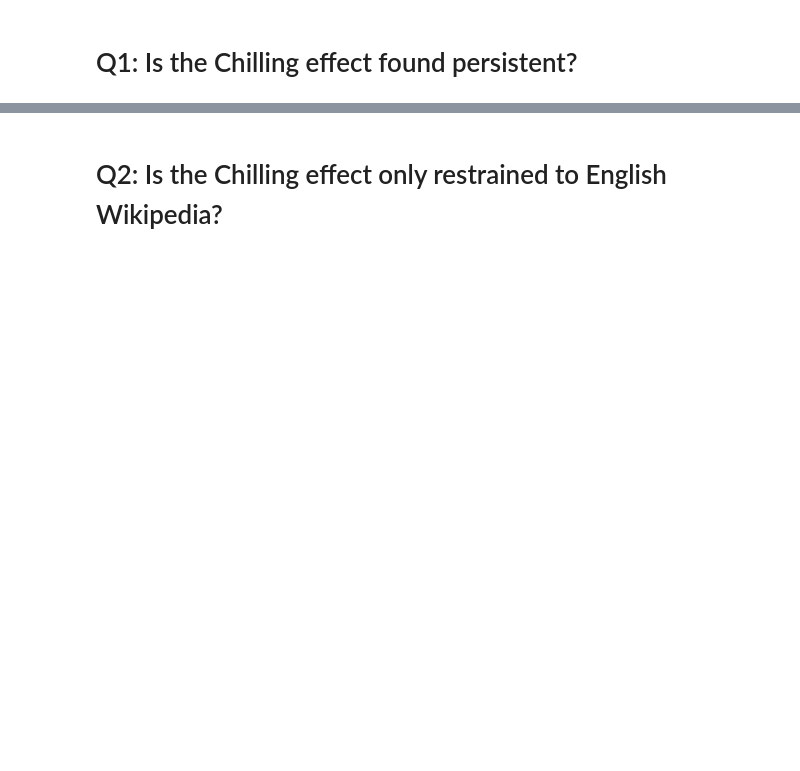
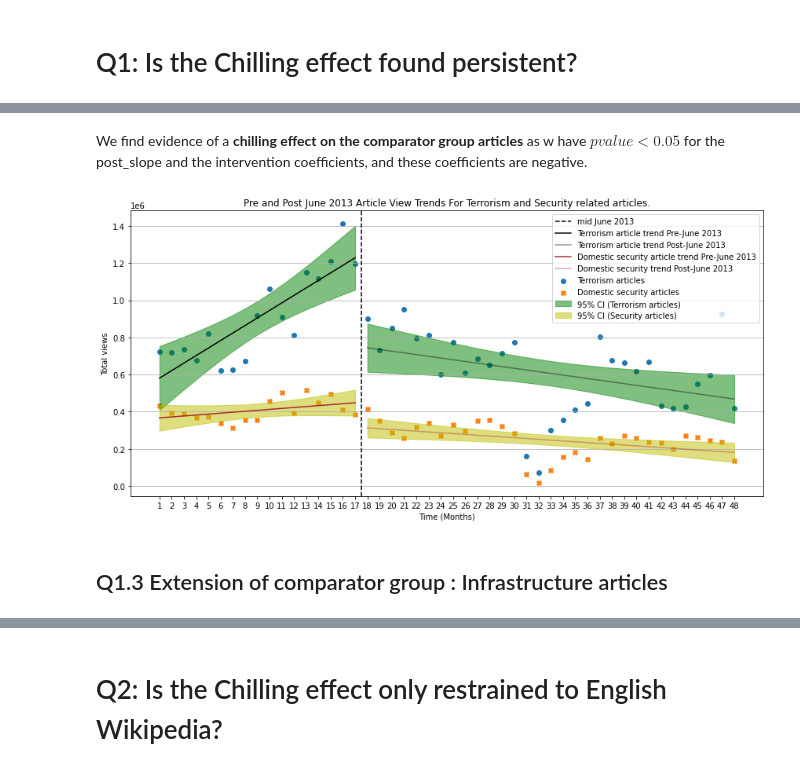
Before and after one commit to epfl-ada/ada-2020-project-milestone-p3-p3_team-aka, a Jupyter notebook: Milestone_P4.ipynb, the cells around one changed output, grey strips where cells are left out. Cells and saved outputs as stored; diff of their text form; code cells hidden in the pictures; blank space fills up the shorter version.

```diff
--- a/Milestone_P4.ipynb
+++ b/Milestone_P4.ipynb
@@ -267,0 +361,13 @@ def prepare_data_for_regression(data):
+# %%
+domestic_security_articles = ["Department_of_Homeland_Security", "Federal_Emergency_Management_Agency", "Coast_Guard", "Customs_and_Border_Protection",
+                               "Border_patrol", "Secret_Service", "Bureau_of_Land_Management", "Homeland_defense", "Espionage", "Task_Force_88","Central_Intelligence_Agency",
+                               "Fusion_center", "DEA", "Secure_Border_Initiative", "Federal_Bureau_of_Investigation", "Alcohol_and_Tobacco_Tax_and_Trade_Bureau", "U.S._Citizenship_and_Immigration_Services",
+                               "Federal_Air_Marshal_Service","Transportation_Security_Administration", "Air_Marshal", "Federal_Aviation_Administration", "National_Guard", "Emergency_Management",
+                               "U.S._Immigration_and_Customs_Enforcement", "United_Nations"]
+# %%
+pageviews_domestic = get_pageview_data(domestic_security_articles, years, 'en')
+
+# remove outliers, as done in the paper
+pageviews_domestic = pageviews_domestic.loc[~pageviews_domestic.article.isin(['Federal_Bureau_of_Investigation',\
+                                                                              'United_Nations'])]
+pageviews_domestic.pageviews = pageviews_domestic.pageviews.astype(int)
@@ -267,0 +378,4 @@ def prepare_data_for_regression(data):
+# %%
+reg_data_dom = prepare_data_for_regression(pageviews_domestic)
+model_dom = smf.ols(formula='pageviews ~ time + C(intervention) + post_slope', data=reg_data_dom).fit()
+model_dom.summary()
@@ -267,0 +404,61 @@ def prepare_data_for_regression(data):
+# %% [markdown]
+We find evidence of a **chilling effect on the comparator group articles** as w have $pvalue < 0.05$ for the post_slope and the intervention coefficients, and these coefficients are negative.
+# %%
+preds_dom = model_dom.get_prediction(reg_data_dom)\
+                .summary_frame(alpha=0.05)[['mean','mean_ci_lower', 'mean_ci_upper']]
+# %%
+plt.figure(figsize=(12,6))
+
+# some useful indexes (in the dataframe), ticks, etc
+xticks = range(1, preds.shape[0] + 1)
+start_index = 1
+before_interruption_index = 17
+after_interruption_index = 18
+end_index = 48
+# equivalent indexes in the dataframe
+points_index = [start_index - 1, before_interruption_index - 1, after_interruption_index - 1, end_index - 1]
+# useful mask, when plotting CIs
+ci_mask_before = np.array(xticks) <= before_interruption_index
+
+
+# plot the article views
+plt.scatter(data=reg_data, x='time', y='pageviews', label='Terrorism articles')
+plt.scatter(data=reg_data_dom ,x='time', y='pageviews', marker='X', label='Domestic security articles')
+
+# Add ticks and a line representing the period just before the intervention
+plt.xticks(xticks)
+plt.axvline(x=after_interruption_index - 0.5, c='black', label='mid June 2013',ls='--')
+
+# Terrorism lines
+p1, p2, p3, p4 = preds.loc[points_index, 'mean']
+plt.plot ([start_index, before_interruption_index], [p1, p2] , c='black', label= 'Terrorism article trend Pre-June 2013')
+plt.plot ([after_interruption_index, end_index], [p3, p4] ,c='black', alpha=0.4, label= 'Terrorism article trend Post-June 2013')
+plt.fill_between(x=xticks, y1=preds['mean_ci_lower'], y2=preds['mean_ci_upper'], color='g', where=ci_mask_before, alpha=0.5,\
+                 label='95% CI (Terrorism articles)')
+plt.fill_between(x=xticks, y1=preds['mean_ci_lower'], y2=preds['mean_ci_upper'],color='g', where=~ci_mask_before, alpha=0.5)
+
+# domestic security lines
+p1, p2, p3, p4 = preds_dom.loc[points_index, 'mean']
+plt.plot ([start_index, before_interruption_index], [p1, p2] , c='brown', label= 'Domestic security article trend Pre-June 2013')
+plt.plot ([after_interruption_index, end_index], [p3, p4] ,c='brown', alpha=0.4, label= 'Domestic security trend Post-June 2013')
+plt.fill_between(x=xticks, y1=preds_dom['mean_ci_lower'], y2=preds_dom['mean_ci_upper'],color='y', where=ci_mask_before, alpha=0.5, \
+                 label='95% CI (Security articles)')
+plt.fill_between(x=xticks, y1=preds_dom['mean_ci_lower'], y2=preds_dom['mean_ci_upper'],color='y', where=~ci_mask_before, alpha=0.5)
+
+
+# Add Title, labels and legend
+plt.title ("Pre and Post June 2013 Article View Trends For Terrorism and Security related articles.")
+plt.xlabel("Time (Months)")
+plt.ylabel("Total views")
+plt.legend()
+
+# Keep only the horizontal grid
+plt.grid (False, axis='x')
+plt.grid (True, axis='y')
+plt.tight_layout()
+plt.savefig('figures/ter_dom.png')
+plt.show()
+# %% [output]
+[figure, added]
+# %% [markdown]
+## Q1.3 Extension of comparator group : Infrastructure articles
```
Also changed, not shown: parts of 42 cells of this notebook.
